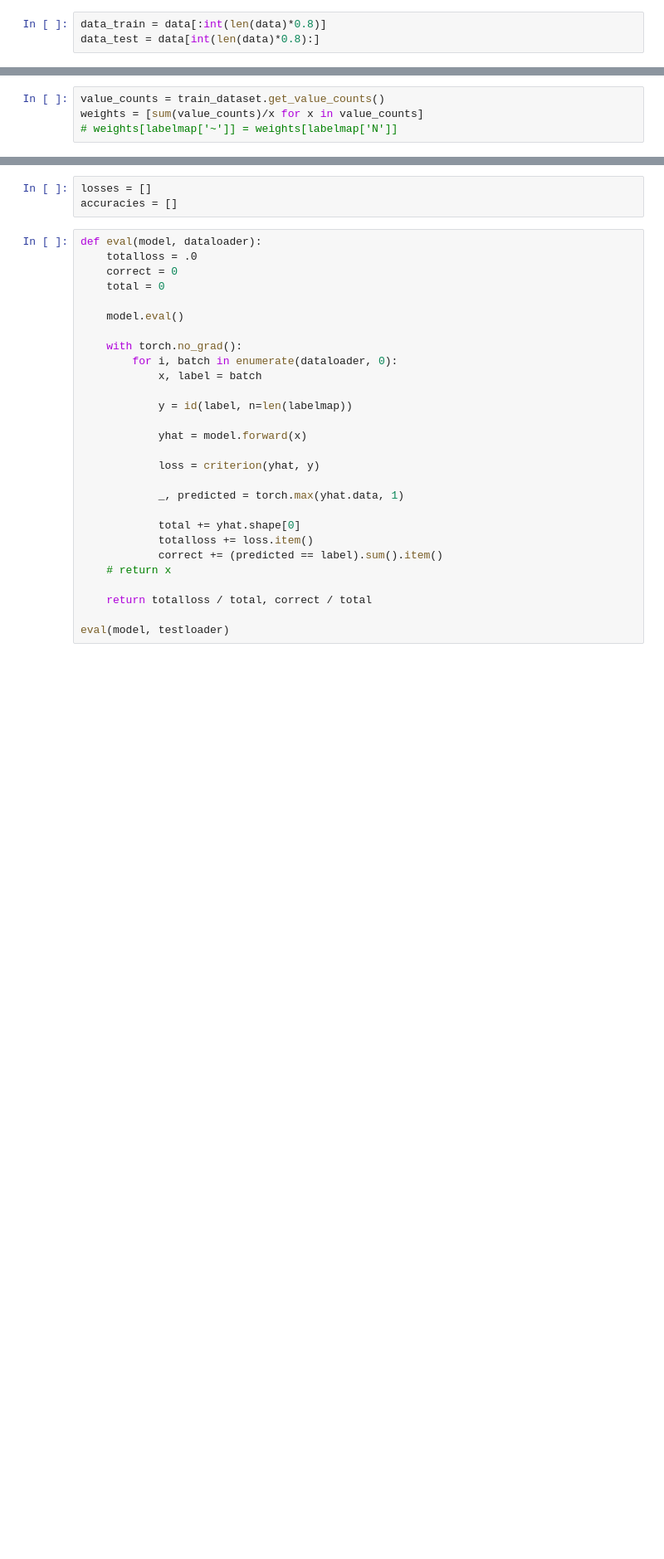
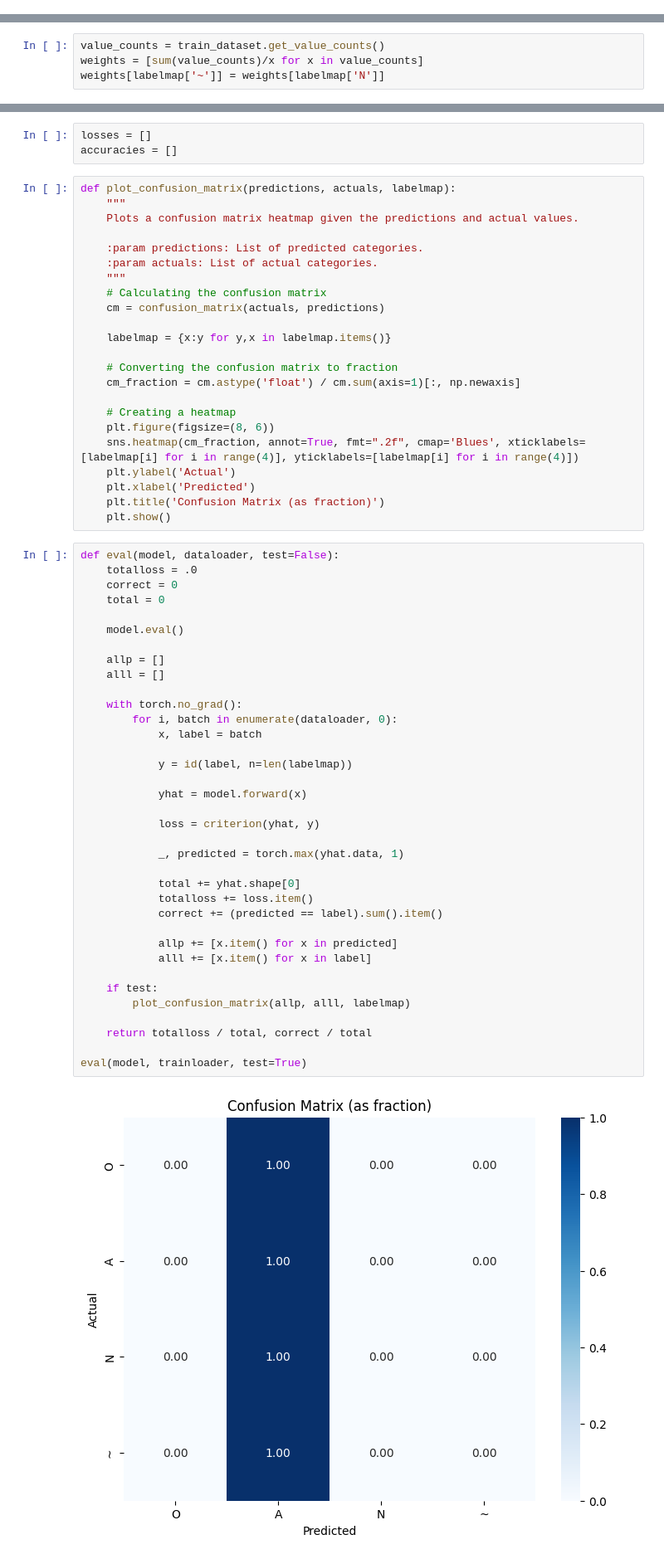
Before and after one commit to MattyAB/ecg_transfer, a Jupyter notebook: ecg.ipynb, the cells around one changed output, grey strips where cells are left out. Shown at 83% size. Saved outputs shown, nothing was run; the diff lists cells and outputs as text; blank space fills up the shorter version.

```diff
--- a/ecg.ipynb
+++ b/ecg.ipynb
@@ -42,3 +50,0 @@ plotwave(data[0][0])
-# %%
-data_train = data[:int(len(data)*0.8)]
-data_test = data[int(len(data)*0.8):]
@@ -291,4 +307,4 @@ model = Model(lstm_hidden_size=32).to(device)
 # %%
 value_counts = train_dataset.get_value_counts()
 weights = [sum(value_counts)/x for x in value_counts]
-# weights[labelmap['~']] = weights[labelmap['N']]
+weights[labelmap['~']] = weights[labelmap['N']]
@@ -310,32 +329,64 @@ def id(labels, n):
 # %%
 losses = []
 accuracies = []
+# %%
+def plot_confusion_matrix(predictions, actuals, labelmap):
+    """
+    Plots a confusion matrix heatmap given the predictions and actual values.
+
+    :param predictions: List of predicted categories.
+    :param actuals: List of actual categories.
+    """
+    # Calculating the confusion matrix
+    cm = confusion_matrix(actuals, predictions)
+
+    labelmap = {x:y for y,x in labelmap.items()}
+
+    # Converting the confusion matrix to fraction
+    cm_fraction = cm.astype('float') / cm.sum(axis=1)[:, np.newaxis]
+
+    # Creating a heatmap
+    plt.figure(figsize=(8, 6))
+    sns.heatmap(cm_fraction, annot=True, fmt=".2f", cmap='Blues', xticklabels=[labelmap[i] for i in range(4)], yticklabels=[labelmap[i] for i in range(4)])
+    plt.ylabel('Actual')
+    plt.xlabel('Predicted')
+    plt.title('Confusion Matrix (as fraction)')
+    plt.show()
 # %%
-def eval(model, dataloader):
+def eval(model, dataloader, test=False):
     totalloss = .0
     correct = 0
     total = 0
 
     model.eval()
+
+    allp = []
+    alll = []
 
     with torch.no_grad():
         for i, batch in enumerate(dataloader, 0):
             x, label = batch
 
             y = id(label, n=len(labelmap))
 
             yhat = model.forward(x)
 
             loss = criterion(yhat, y)
 
             _, predicted = torch.max(yhat.data, 1)
 
             total += yhat.shape[0]
             totalloss += loss.item()
             correct += (predicted == label).sum().item()
-    # return x
+
+            allp += [x.item() for x in predicted]
+            alll += [x.item() for x in label]
+
+    if test:
+        plot_confusion_matrix(allp, alll, labelmap)
 
     return totalloss / total, correct / total
 
-eval(model, testloader)
+eval(model, trainloader, test=True)
 # %% [output]
+[figure, added]
```
Also changed, not shown: parts of 22 cells of this notebook, 1 other file.
